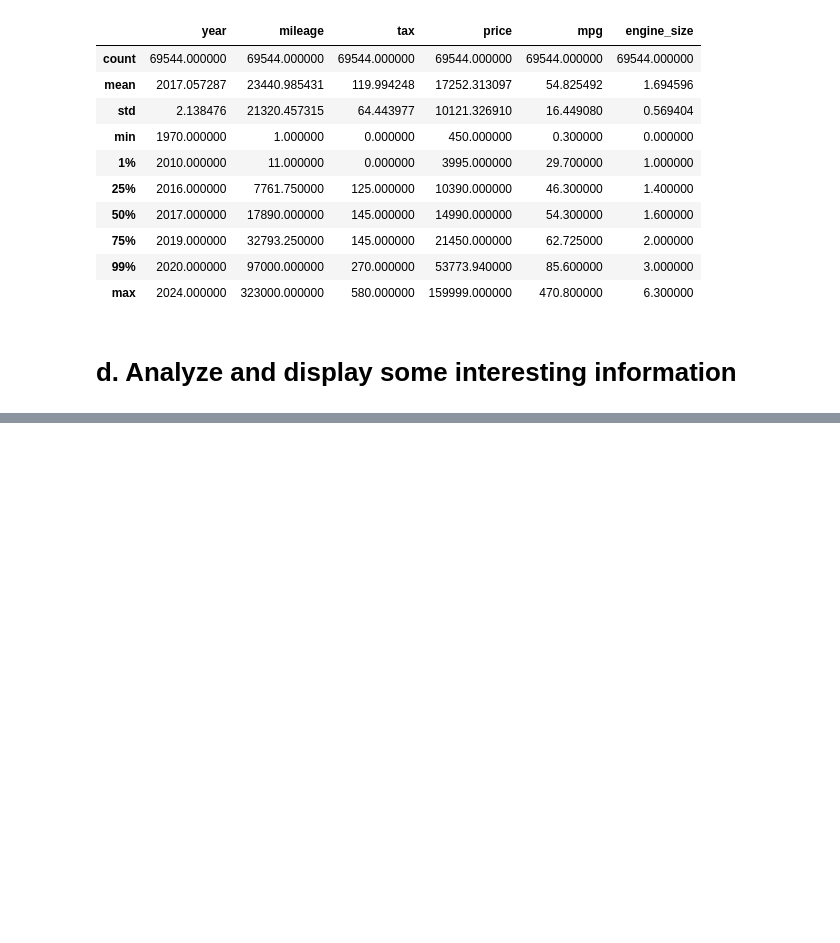
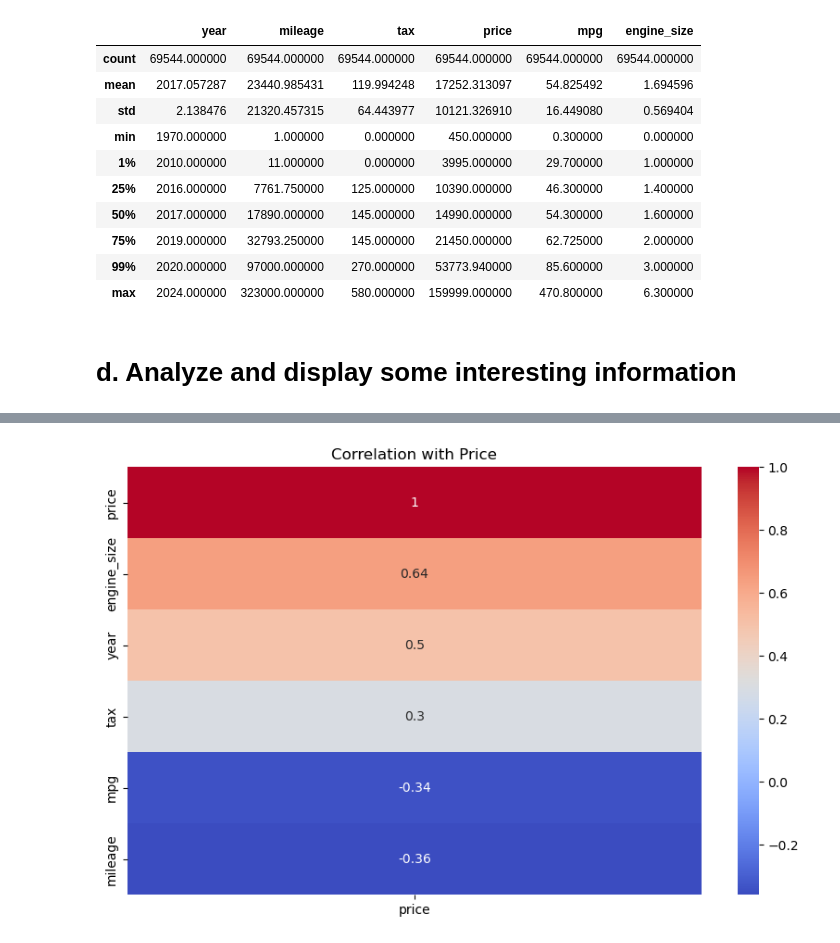
Before and after one commit to josiah-awaao/lab_2, a Jupyter notebook: Lab2_JAw622.ipynb, the cells around one changed output, grey strips where cells are left out. Cells and saved outputs as stored; diff of their text form; code cells hidden in the pictures; blank space fills up the shorter version.

```diff
--- a/Lab2_JAw622.ipynb
+++ b/Lab2_JAw622.ipynb
@@ -121,0 +191,4 @@ Name: 734, dtype: object
+# %%
+# Drop rows where engine_size is zero
+
+df = df[df['engine_size'] > 0]
@@ -121,0 +211,9 @@ Name: 734, dtype: object
+# %%
+# e. Display correlation focusing on price
+
+plt.figure(figsize=(10,6))
+sns.heatmap(df.corr(numeric_only=True)[['price']].sort_values(by='price', ascending=False), annot=True, cmap='coolwarm')
+plt.title("Correlation with Price")
+plt.show()
+# %% [output]
+[figure, added]
```
Also changed, not shown: parts of 26 cells of this notebook, 1 other file.
